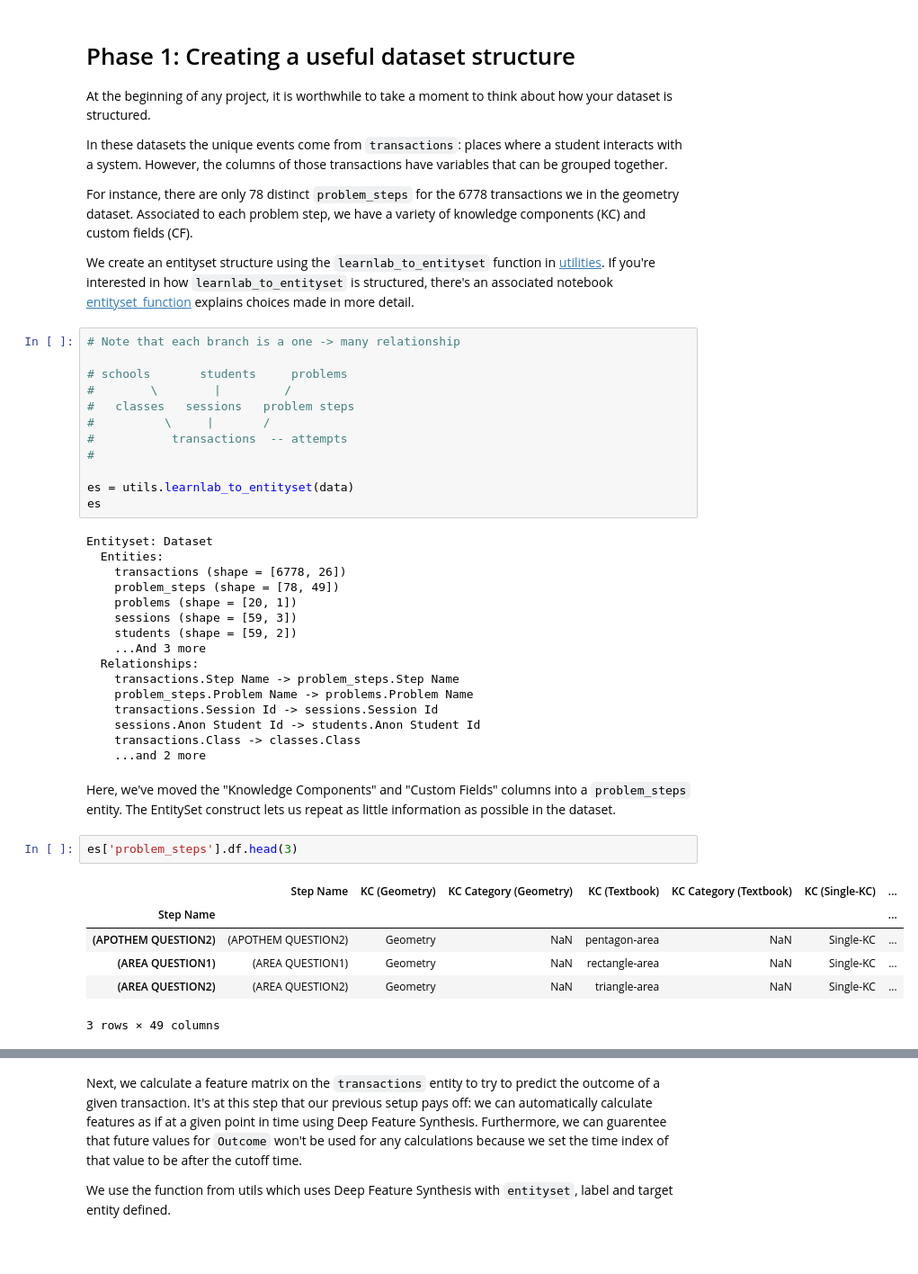
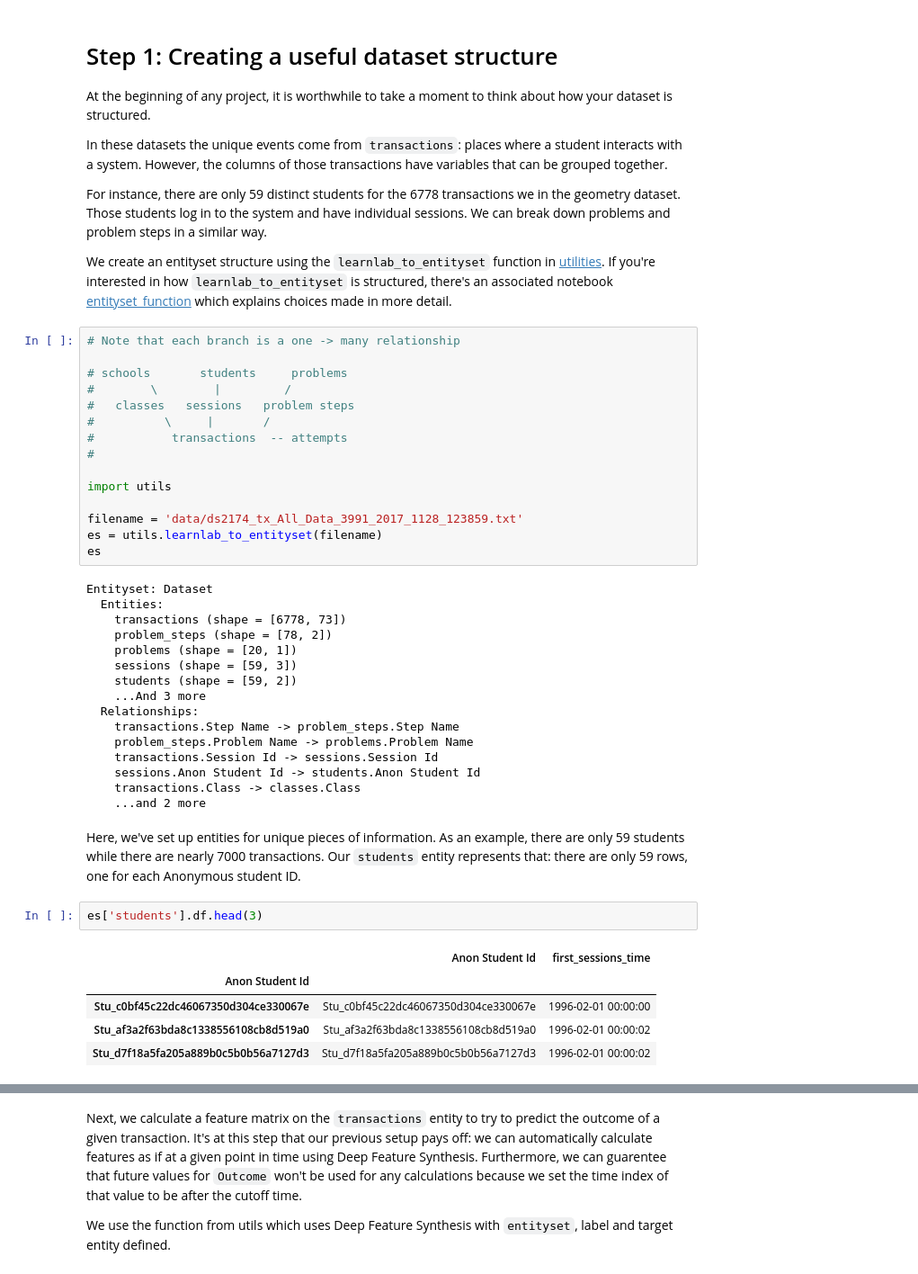
Before and after one commit to alteryx/predict-correct-answer, a Jupyter notebook: Demo - LearnLab.ipynb, the cells around one changed output, grey strips where cells are left out. Shown: that part at 90% size. Drawn from its saved outputs; the diff is of its cells as text; blank space fills up the shorter version.

```diff
--- a/Demo - LearnLab.ipynb
+++ b/Demo - LearnLab.ipynb
@@ -24,12 +15,12 @@ Using Featuretools version 0.1.17
 # %% [markdown]
-# Phase 1: Creating a useful dataset structure
+# Step 1: Creating a useful dataset structure
 At the beginning of any project, it is worthwhile to take a moment to think about how your dataset is structured.
 
 In these datasets the unique events come from `transactions`: places where a student interacts with a system. However, the columns of those transactions have variables that can be grouped together.
 
-For instance, there are only 78 distinct `problem_steps` for the 6778 transactions we in the geometry dataset. Associated to each problem step, we have a variety of knowledge components (KC) and custom fields (CF).
+For instance, there are only 59 distinct students for the 6778 transactions we in the geometry dataset. Those students log in to the system and have individual sessions. We can break down problems and problem steps in a similar way.
 
-We create an entityset structure using the `learnlab_to_entityset` function in [utilities](utilities.py). If you're interested in how `learnlab_to_entityset` is structured, there's an associated notebook [entityset_function](entityset_function.ipynb) explains choices made in more detail.
+We create an entityset structure using the `learnlab_to_entityset` function in [utilities](utilities.py). If you're interested in how `learnlab_to_entityset` is structured, there's an associated notebook [entityset_function](entityset_function.ipynb) which explains choices made in more detail.
 # %%
 # Note that each branch is a one -> many relationship
 
@@ -40,13 +31,16 @@ We create an entityset structure using the `learnlab_to_entityset` function in [
 #           transactions  -- attempts
 #
 
-es = utils.learnlab_to_entityset(data)
+import utils
+
+filename = 'data/ds2174_tx_All_Data_3991_2017_1128_123859.txt'
+es = utils.learnlab_to_entityset(filename)
 es
 # %% [output]
 Entityset: Dataset
   Entities:
-    transactions (shape = [6778, 26])
-    problem_steps (shape = [78, 49])
+    transactions (shape = [6778, 73])
+    problem_steps (shape = [78, 2])
     problems (shape = [20, 1])
     sessions (shape = [59, 3])
     students (shape = [59, 2])
@@ -58,14 +52,13 @@ Entityset: Dataset
     sessions.Anon Student Id -> students.Anon Student Id
     transactions.Class -> classes.Class
     ...and 2 more
-# %% [markdown]
-Here, we've moved the "Knowledge Components" and "Custom Fields" columns into a `problem_steps` entity. The EntitySet construct lets us repeat as little information as possible in the dataset.
+# %% [markdown]
+Here, we've set up entities for unique pieces of information. As an example, there are only 59 students while there are nearly 7000 transactions. Our `students` entity represents that: there are only 59 rows, one for each Anonymous student ID.
 # %%
-es['problem_steps'].df.head(3)
+es['students'].df.head(3)
 # %% [output]
-|  | Step Name | KC (Geometry) | KC Category (Geometry) | KC (Textbook) | KC Category (Textbook) | KC (Single-KC) | ... |
-| Step Name |  |  |  |  |  |  | ... |
-| (APOTHEM QUESTION2) | (APOTHEM QUESTION2) | Geometry | NaN | pentagon-area | NaN | Single-KC | ... |
-| (AREA QUESTION1) | (AREA QUESTION1) | Geometry | NaN | rectangle-area | NaN | Single-KC | ... |
-| (AREA QUESTION2) | (AREA QUESTION2) | Geometry | NaN | triangle-area | NaN | Single-KC | ... |
+|  | Anon Student Id | first_sessions_time |
+| Anon Student Id |  |  |
+| Stu_c0bf45c22dc46067350d304ce330067e | Stu_c0bf45c22dc46067350d304ce330067e | 1996-02-01 00:00:00 |
+| Stu_af3a2f63bda8c1338556108cb8d519a0 | Stu_af3a2f63bda8c1338556108cb8d519a0 | 1996-02-01 00:00:02 |
+| Stu_d7f18a5fa205a889b0c5b0b56a7127d3 | Stu_d7f18a5fa205a889b0c5b0b56a7127d3 | 1996-02-01 00:00:02 |
-3 rows × 49 columns
```
Also changed, not shown: parts of 11 cells of this notebook, 3 other files.
